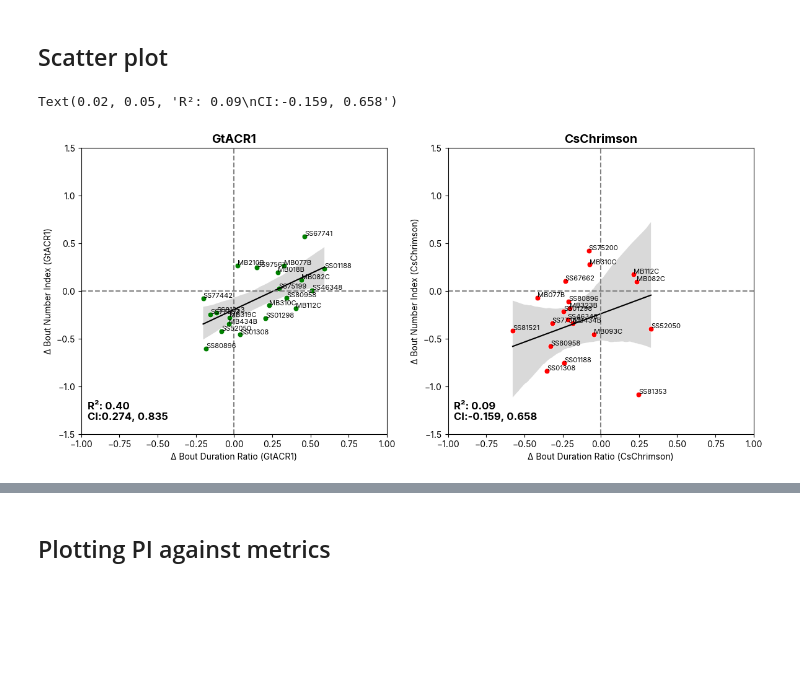
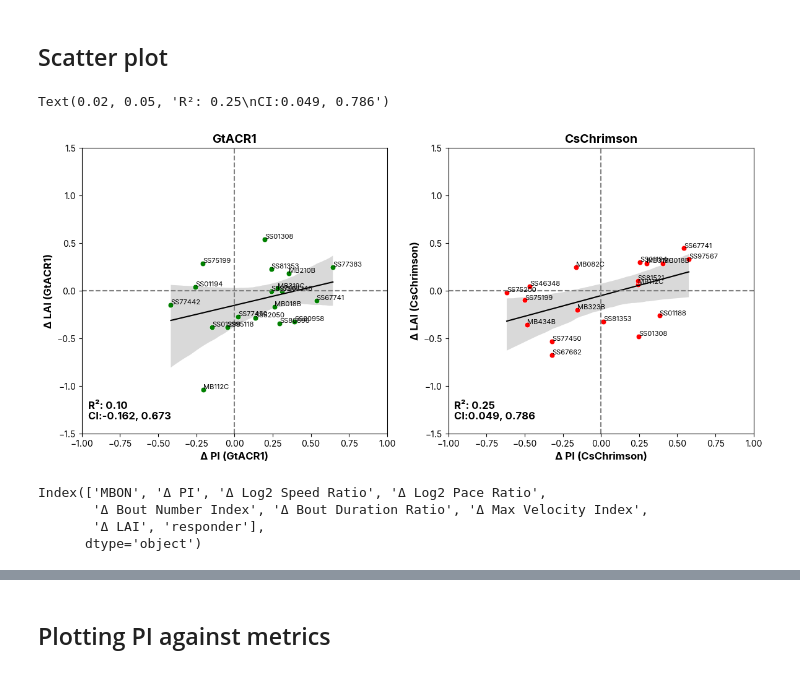
Before and after one commit to lnicole08/OSAR-Nicole-version, a Jupyter notebook: Linregonly - new.ipynb, the cells around one changed output, grey strips where cells are left out. Drawn from its saved outputs; the diff is of its cells as text; code cells hidden in the pictures; blank space fills up the shorter version.

```diff
--- a/Linregonly - new.ipynb
+++ b/Linregonly - new.ipynb
@@ -168,8 +168,8 @@ plt.rcParams["font.family"] = "Inter"
 
 figosarplot, axscatter_o = plt.subplots(1,2, figsize=(14,6), sharey='row')
 
-metric_one = "Δ Bout Duration Ratio"
-metric_two = "Δ Bout Number Index"
+metric_one = "Δ PI"
+metric_two = "Δ LAI"
 
 df02omission_Chrimson2 = omission(dffCR2, metric_one, metric_two)
 df02omission_ACR = omission(dffACR, metric_one, metric_two)
@@ -183,10 +183,10 @@ sns.scatterplot(x= metric_one + "_ACR", y= metric_two + "_ACR", data=df02omissio
 sns.regplot(x= metric_one + "_Chrimson2", y= metric_two + "_Chrimson2", data=df02omission_Chrimson2, ci = 95, scatter = False, line_kws={"color": "black", 'lw': 1.5}, ax=axscatter_o[1])
 sns.scatterplot(x= metric_one + "_Chrimson2", y= metric_two + "_Chrimson2", data=df02omission_Chrimson2, s = 40, color="red", ax = axscatter_o[1])
 
-axscatter_o[0].set_xlabel(metric_one + ' (GtACR1)')
-axscatter_o[1].set_xlabel(metric_one + ' (CsChrimson)')
-axscatter_o[0].set_ylabel(metric_two + ' (GtACR1)')
-axscatter_o[1].set_ylabel(metric_two + ' (CsChrimson)')
+axscatter_o[0].set_xlabel(metric_one + ' (GtACR1)', fontweight = "bold", size = 12)
+axscatter_o[1].set_xlabel(metric_one + ' (CsChrimson)' , fontweight = "bold", size = 12)
+axscatter_o[0].set_ylabel(metric_two + ' (GtACR1)', fontweight = "bold", size = 12)
+axscatter_o[1].set_ylabel(metric_two + ' (CsChrimson)', fontweight = "bold", size = 12)
 
 axscatter_o[0].set_ylim([-1.5, 1.5])
 axscatter_o[1].set_ylim([-1.5, 1.5])
@@ -194,32 +194,39 @@ axscatter_o[0].set_xlim([-1.0, 1.0])
 axscatter_o[1].set_xlim([-1.0, 1.0])
 
 for ax in axscatter_o:
     ax.axvline(0, c=(.5, .5, .5), ls= '--')
     ax.axhline(0, c=(.5, .5, .5), ls= '--')
 
 axscatter_o[0].set_title("GtACR1", weight = "bold", fontsize = 14)
 axscatter_o[1].set_title("CsChrimson", weight = "bold", fontsize = 14)
 axscatter_o[1].yaxis.set_tick_params(labelbottom=True)
 
 for n, k in enumerate(df02omission_ACR['MBON']):
     axscatter_o[0].annotate(k, (df02omission_ACR.loc[n, metric_one + "_ACR"], df02omission_ACR.loc[n, metric_two + "_ACR"]+0.01), fontsize = 8)
 
 for n, k in enumerate(df02omission_Chrimson2['MBON']):
     axscatter_o[1].annotate(k, (df02omission_Chrimson2.loc[n, metric_one + "_Chrimson2"], df02omission_Chrimson2.loc[n, metric_two + "_Chrimson2"]+0.01), fontsize = 8)
 
 #ACR
 pearsonscorrelation_acr = scipy.stats.pearsonr(df02omission_ACR[metric_one + "_ACR"], df02omission_ACR[metric_two + "_ACR"])
 civallow_acr = pearsonscorrelation_acr.confidence_interval(confidence_level=0.95)[0]
 civalhigh_acr = pearsonscorrelation_acr.confidence_interval(confidence_level=0.95)[1]
 axscatter_o[0].annotate(f"R²: {round(pearsonscorrelation_acr[0],3)**2:.2f}" + "\nCI:" + str(round(civallow_acr,3)) + ", " + str(round(civalhigh_acr,3)), (0.02, 0.05),
                         ha = "left", xycoords = 'axes fraction', weight = "bold", fontsize = 12)
 
 #chrimson2
 pearsonscorrelation_cr2 = scipy.stats.pearsonr(df02omission_Chrimson2[metric_one + "_Chrimson2"], df02omission_Chrimson2[metric_two + "_Chrimson2"])
 civallow_cr2 = pearsonscorrelation_cr2.confidence_interval(confidence_level=0.95)[0]
 civalhigh_cr2 = pearsonscorrelation_cr2.confidence_interval(confidence_level=0.95)[1]
 axscatter_o[1].annotate(f"R²: {round(pearsonscorrelation_cr2[0],3)**2:.2f}" + "\nCI:" + str(round(civallow_cr2,3)) + ", " + str(round(civalhigh_cr2,3)), (0.02, 0.05),
                         ha = "left", xycoords = 'axes fraction', weight = "bold", fontsize = 12)
 # %% [output]
-Text(0.02, 0.05, 'R²: 0.09\nCI:-0.159, 0.658')
+Text(0.02, 0.05, 'R²: 0.25\nCI:0.049, 0.786')
-[figure, old version]
+[figure, new version]
+# %%
+dffCR2.columns
+# %% [output]
+Index(['MBON', 'Δ PI', 'Δ Log2 Speed Ratio', 'Δ Log2 Pace Ratio',
+       'Δ Bout Number Index', 'Δ Bout Duration Ratio', 'Δ Max Velocity Index',
+       'Δ LAI', 'responder'],
+      dtype='object')
```
Also changed, not shown: parts of 2 cells of this notebook, 5 other files.
